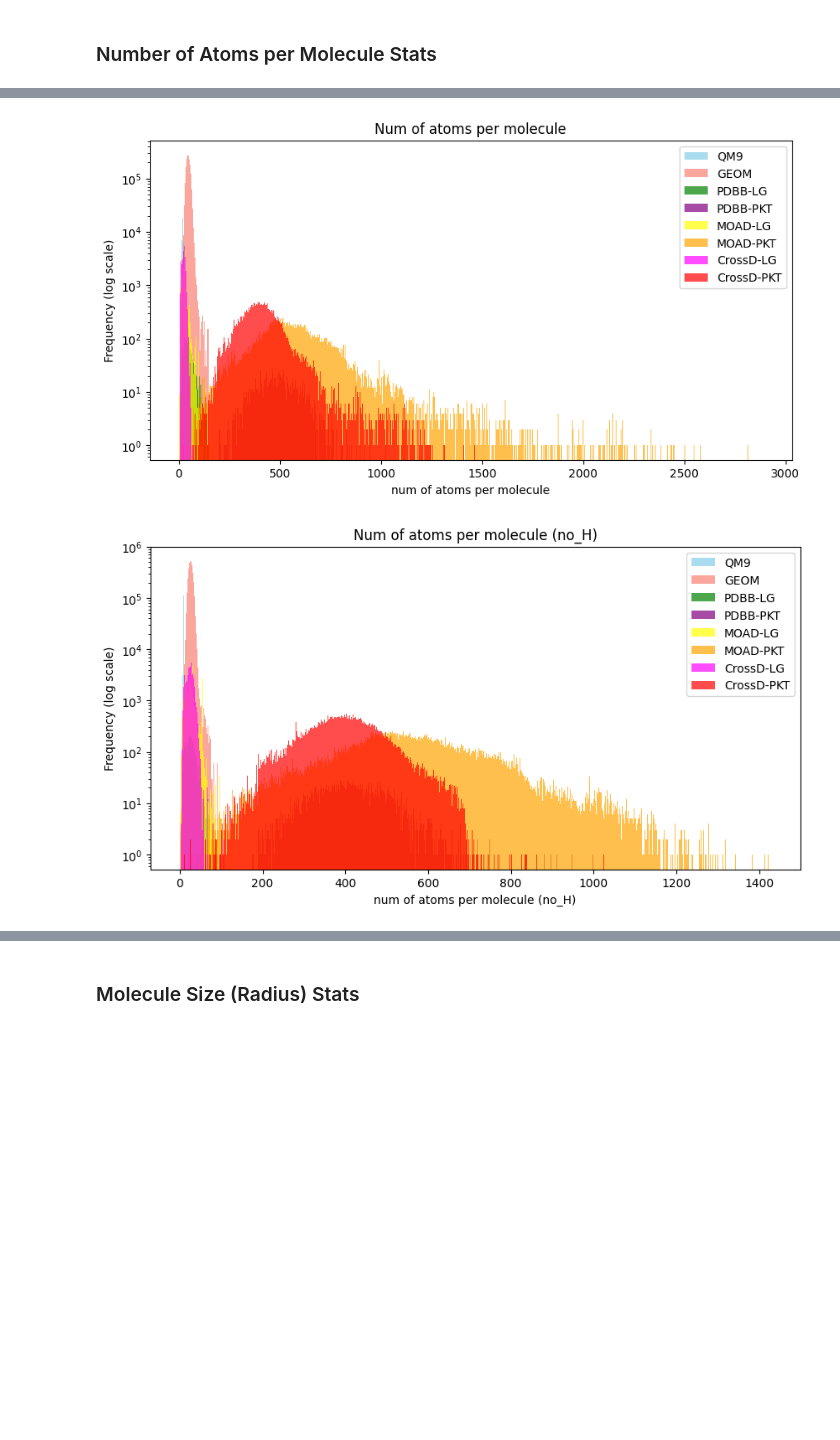
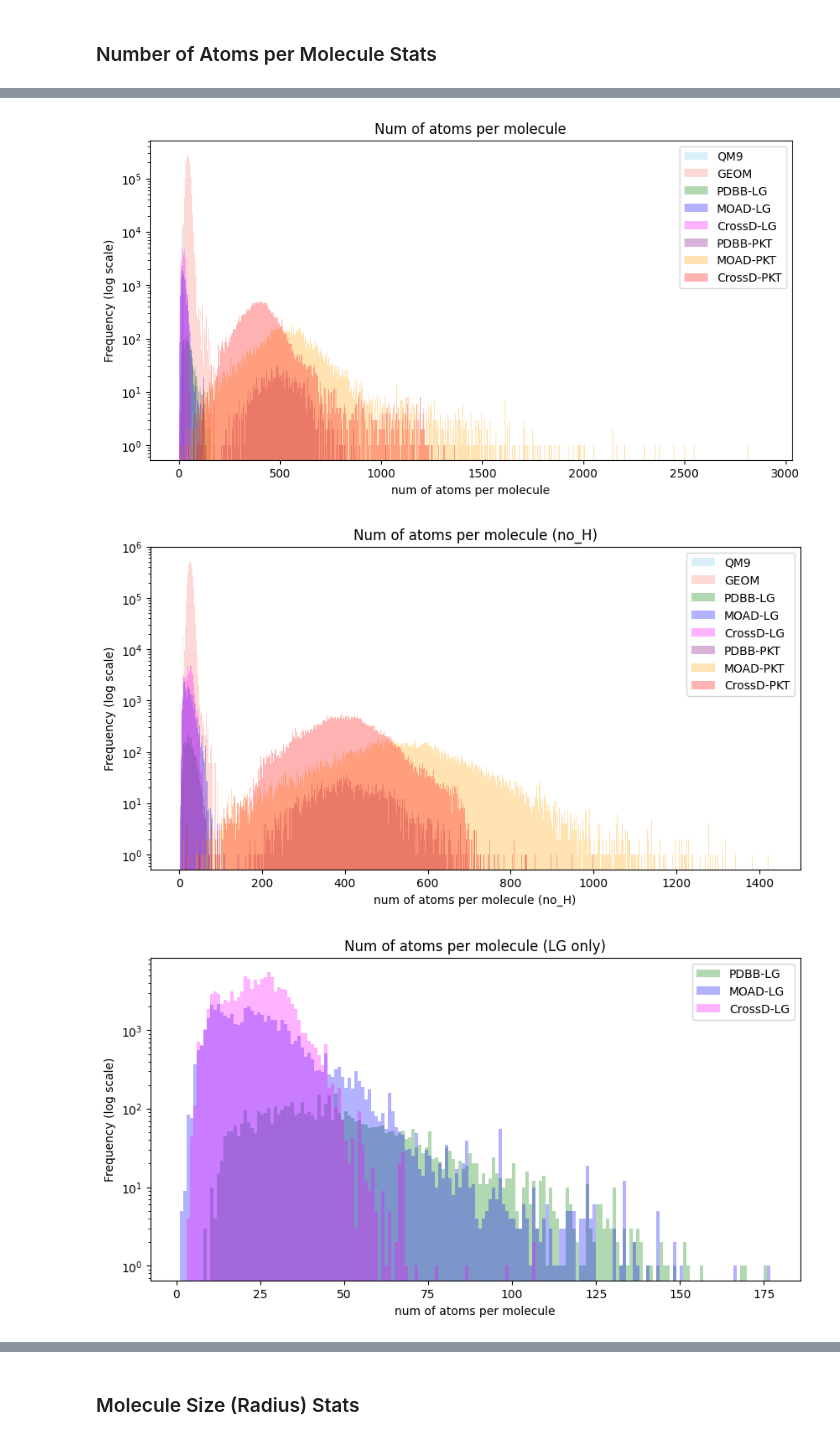
Before and after one commit to gohyixian/GeoLDM-edit, a Jupyter notebook: data_EDA/eda.ipynb, the cells around one changed output, grey strips where cells are left out. Saved outputs shown, nothing was run; the diff lists cells and outputs as text; code cells hidden in the pictures; blank space fills up the shorter version.

Commit message:
data EDA update

```diff
--- a/data_EDA/eda.ipynb
+++ b/data_EDA/eda.ipynb
@@ -85,11 +77,10 @@ all_unique_atoms = list(set(
     list(geom_data_obj.atomic_num_freq.keys()) + \
     list(qm9_data_obj.atomic_num_freq.keys()) + \
     list(pdbbind_ligand_data_obj.atomic_num_freq.keys()) + \
+    list(moad_ligand_data_obj.atomic_num_freq.keys()) + \
+    list(crossd_ligand_data_obj.atomic_num_freq.keys()) + \
     list(pdbbind_pocket_data_obj.atomic_num_freq.keys()) + \
-    list(pdbbind_protein_data_obj.atomic_num_freq.keys()) + \
-    list(moad_ligand_data_obj.atomic_num_freq.keys()) + \
     list(moad_pocket_data_obj.atomic_num_freq.keys()) + \
-    list(crossd_ligand_data_obj.atomic_num_freq.keys()) + \
     list(crossd_pocket_data_obj.atomic_num_freq.keys())
 ))
 all_unique_atoms_symbols = [str(an2s[int(an)]) for an in all_unique_atoms]
@@ -97,12 +88,12 @@ all_unique_atoms_symbols = [str(an2s[int(an)]) for an in all_unique_atoms]
 list_of_all_dicts = [qm9_data_obj.atomic_num_freq, \
                      geom_data_obj.atomic_num_freq, \
                      pdbbind_ligand_data_obj.atomic_num_freq, \
+                     moad_ligand_data_obj.atomic_num_freq, \
+                     crossd_ligand_data_obj.atomic_num_freq, \
                      pdbbind_pocket_data_obj.atomic_num_freq, \
-                     pdbbind_protein_data_obj.atomic_num_freq, \
-                     moad_ligand_data_obj.atomic_num_freq, \
                      moad_pocket_data_obj.atomic_num_freq, \
-                     crossd_ligand_data_obj.atomic_num_freq, \
                      crossd_pocket_data_obj.atomic_num_freq
                     ]
-list_of_all_dicts_names = ['QM9', 'GEOM', 'PDBB-LG', 'PDBB-PKT', 'PDBB-PTN', 'MOAD-LG', 'MOAD-PKT', 'CrossD-LG', 'CrossD-PKT']
-colors = ['skyblue', 'salmon', 'green', 'purple', 'brown', 'yellow', 'orange', 'magenta', 'red']
+
+list_of_all_dicts_names = ['QM9', 'GEOM', 'PDBB-LG', 'MOAD-LG', 'CrossD-LG', 'PDBB-PKT', 'MOAD-PKT', 'CrossD-PKT']
+colors = ['skyblue', 'salmon', 'green', 'blue', 'magenta', 'purple', 'orange', 'red']
@@ -223,22 +193,20 @@ from utils import get_min_max_mean_std
 data_num_atoms = [qm9_data_obj.num_atoms,
                  geom_data_obj.num_atoms,
                  pdbbind_ligand_data_obj.num_atoms,
+                 moad_ligand_data_obj.num_atoms,
+                 crossd_ligand_data_obj.num_atoms,
                  pdbbind_pocket_data_obj.num_atoms,
-                 pdbbind_protein_data_obj.num_atoms,
-                 moad_ligand_data_obj.num_atoms,
                  moad_pocket_data_obj.num_atoms,
-                 crossd_ligand_data_obj.num_atoms,
                  crossd_pocket_data_obj.num_atoms
                  ]
 
 data_num_atoms_no_H = [qm9_data_obj.num_atoms_no_H,
                        geom_data_obj.num_atoms_no_H,
                        pdbbind_ligand_data_obj.num_atoms_no_H,
+                       moad_ligand_data_obj.num_atoms_no_H,
+                       crossd_ligand_data_obj.num_atoms_no_H,
                        pdbbind_pocket_data_obj.num_atoms_no_H,
-                       pdbbind_protein_data_obj.num_atoms_no_H,
-                       moad_ligand_data_obj.num_atoms_no_H,
                        moad_pocket_data_obj.num_atoms_no_H,
-                       crossd_ligand_data_obj.num_atoms_no_H,
                        crossd_pocket_data_obj.num_atoms_no_H
                        ]
 
@@ -328,10 +292,17 @@ plot_histogram(data_list=crossd_pocket_data_obj.num_atoms_no_H, color=colors[8],
 # %%
 # this might take some time (PDBB-PTN)
 
 from utils import plot_combined_histogram
 
-plot_combined_histogram(data_num_atoms[:4]+data_num_atoms[5:], colors[:4]+colors[5:], list_of_all_dicts_names[:4]+list_of_all_dicts_names[5:], title='Num of atoms per molecule', xlabel='num of atoms per molecule', img_save_path='outputs/num_atom_hist_ALL.png', log=True)
-plot_combined_histogram(data_num_atoms_no_H[:4]+data_num_atoms_no_H[5:], colors[:4]+colors[5:], list_of_all_dicts_names[:4]+list_of_all_dicts_names[5:], title='Num of atoms per molecule (no_H)', xlabel='num of atoms per molecule (no_H)', img_save_path='outputs/num_atom_hist_ALL_no_H.png', log=True)
+plot_combined_histogram(data_num_atoms, colors, list_of_all_dicts_names, title='Num of atoms per molecule', xlabel='num of atoms per molecule', img_save_path='outputs/num_atom_hist_ALL.png', log=True)
+plot_combined_histogram(data_num_atoms_no_H, colors, list_of_all_dicts_names, title='Num of atoms per molecule (no_H)', xlabel='num of atoms per molecule (no_H)', img_save_path='outputs/num_atom_hist_ALL_no_H.png', log=True)
+
+plot_combined_histogram(data_num_atoms[2:5], colors[2:5], list_of_all_dicts_names[2:5], title='Num of atoms per molecule (LG only)', xlabel='num of atoms per molecule', img_save_path='outputs/num_atom_hist_LG_only.png', log=True)
+plot_combined_histogram(data_num_atoms_no_H[2:5], colors[2:5], list_of_all_dicts_names[2:5], title='Num of atoms per molecule (LG only, no_H)', xlabel='num of atoms per molecule (no_H)', img_save_path='outputs/num_atom_hist_LG_only_no_H.png', log=True)
+
+plot_combined_histogram(data_num_atoms[5:], colors[5:], list_of_all_dicts_names[5:], title='Num of atoms per molecule (PKT only)', xlabel='num of atoms per molecule', img_save_path='outputs/num_atom_hist_PKT_only.png', log=True)
+plot_combined_histogram(data_num_atoms_no_H[5:], colors[5:], list_of_all_dicts_names[5:], title='Num of atoms per molecule (PKT only, no_H)', xlabel='num of atoms per molecule (no_H)', img_save_path='outputs/num_atom_hist_PKT_only_no_H.png', log=True)
 # %% [output]
-[figure, old version]
+[figure, new version]
-[figure, old version]
+[figure, new version]
+[figure, added]
```
Also changed, not shown: parts of 16 cells of this notebook, 45 other files.
